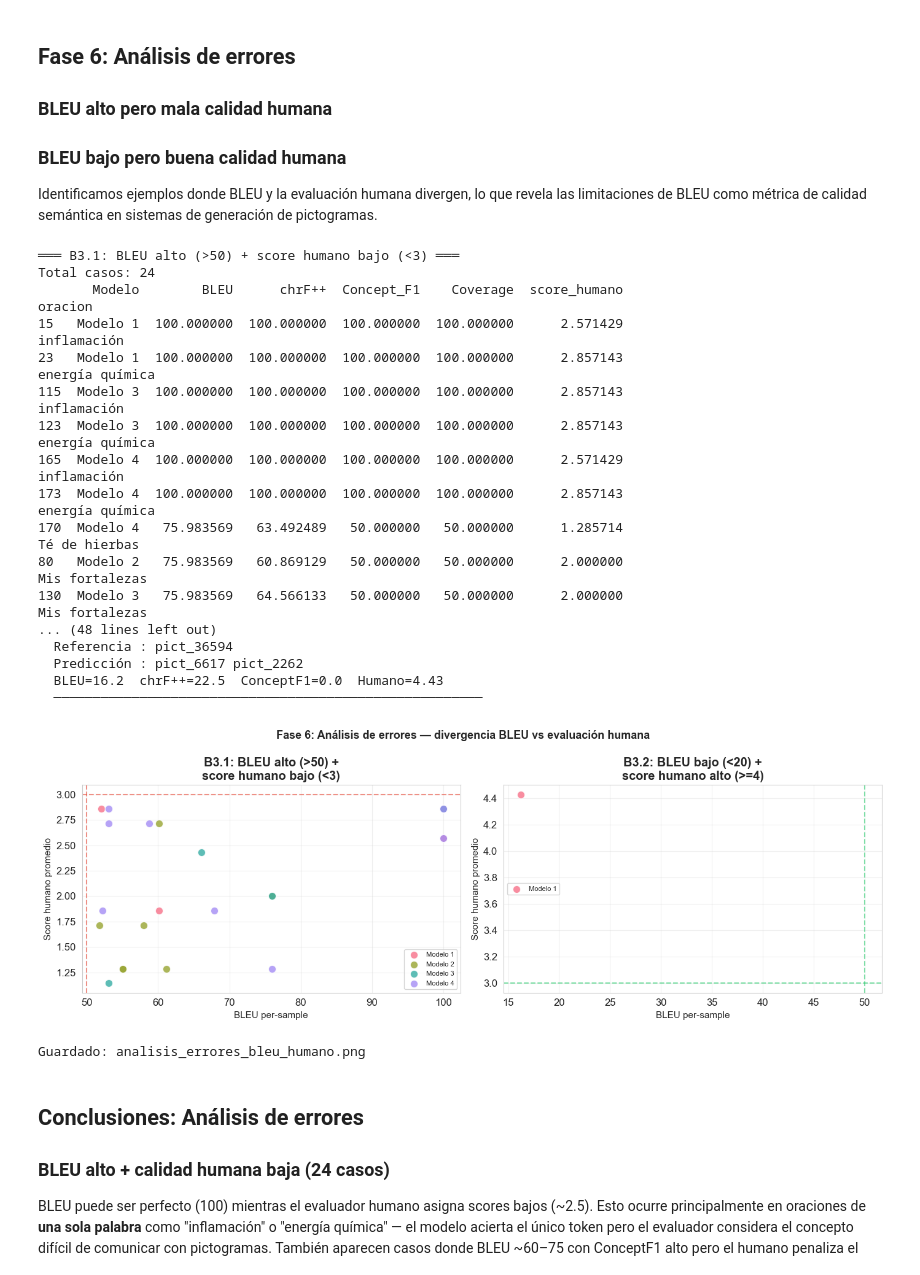
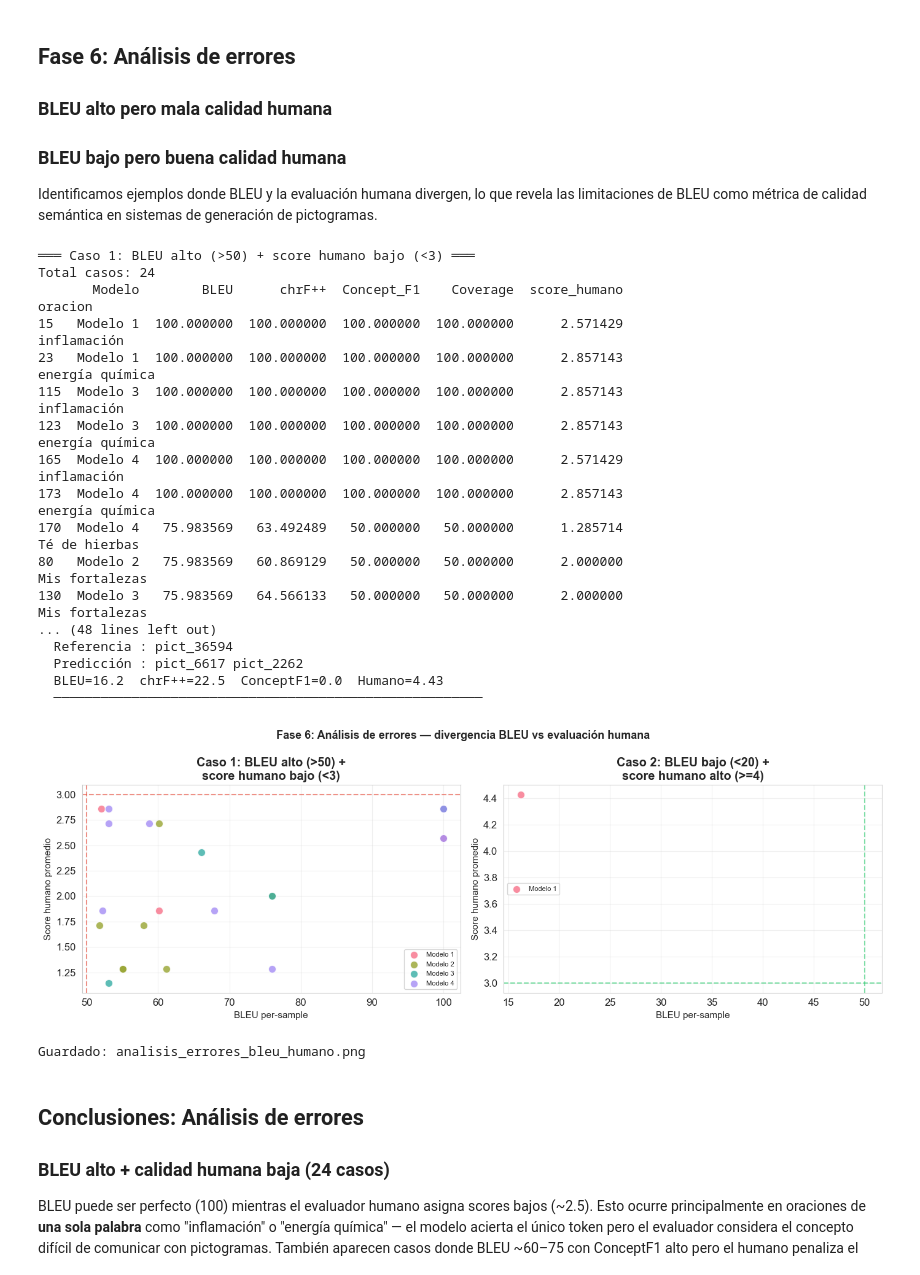
Before and after one commit to BrauSal2103/DataSoftInteligente, a Jupyter notebook: pictogramas_eval.ipynb, the cells around one changed output. Drawn from its saved outputs; the diff is of its cells as text; code cells hidden in the pictures.

Commit message:
análisis de errores divergencia BLEU vs evaluación humana

```diff
--- a/pictogramas_eval.ipynb
+++ b/pictogramas_eval.ipynb
@@ -1782,11 +1782,11 @@ Identificamos ejemplos donde BLEU y la evaluación humana divergen,
 lo que revela las limitaciones de BLEU como métrica de calidad semántica
 en sistemas de generación de pictogramas.
 # %%
-# ── Fase 6: Análisis de errores B3.1 y B3.2 ─────────────────────
+# ── Fase 6: Análisis de errores ──────────────────────────────────
 #
-# BLEU alto (>50) + score humano bajo (<3)
+# Caso 1: BLEU alto (>50) + score humano bajo (<3)
 #       → BLEU no detecta errores semánticos que sí detecta el humano
-# BLEU bajo (<20) + score humano alto (>=4)
+# Caso 2: BLEU bajo (<20) + score humano alto (>=4)
 #       → BLEU penaliza variaciones válidas que el humano acepta
 # ─────────────────────────────────────────────────────────────────
 
@@ -1806,59 +1806,56 @@ for m_name in ["Modelo 1", "Modelo 2", "Modelo 3", "Modelo 4"]:
         if sid not in h_mean.index:
             continue
         error_rows.append({
-            "id":         sid,
-            "Modelo":     m_name,
-            "BLEU":       df_m.loc[sid, "BLEU"],
-            "chrF++":     df_m.loc[sid, "chrF++"],
-            "Concept_F1": df_m.loc[sid, "Concept_F1"],
-            "Coverage":   df_m.loc[sid, "Coverage"],
-            "Sem_Sim":    df_m.loc[sid, "Sem_Sim"] if "Sem_Sim" in df_m.columns else np.nan,
+            "id":           sid,
+            "Modelo":       m_name,
+            "BLEU":         df_m.loc[sid, "BLEU"],
+            "chrF++":       df_m.loc[sid, "chrF++"],
+            "Concept_F1":   df_m.loc[sid, "Concept_F1"],
+            "Coverage":     df_m.loc[sid, "Coverage"],
+            "Sem_Sim":      df_m.loc[sid, "Sem_Sim"] if "Sem_Sim" in df_m.columns else np.nan,
             "score_humano": h_mean.loc[sid],
-            "oracion":    test_by_id[sid]["oracion"],
+            "oracion":      test_by_id[sid]["oracion"],
         })
 
 df_error = pd.DataFrame(error_rows)
 
 # ── Umbrales ──────────────────────────────────────────────────────
-BLEU_ALTO  = 50    # BLEU > 50 considerado alto
-BLEU_BAJO  = 20    # BLEU < 20 considerado bajo
-HUM_BAJO   = 3     # score humano < 3 considerado malo
-HUM_ALTO   = 4     # score humano >= 4 considerado bueno
+BLEU_ALTO = 50
+BLEU_BAJO = 20
+HUM_BAJO  = 3
+HUM_ALTO  = 4
 
-# ── B3.1: BLEU alto + calidad humana baja ────────────────────────
-df_b31 = df_error[
+# ── Caso 1: BLEU alto + calidad humana baja ───────────────────────
+df_caso1 = df_error[
     (df_error["BLEU"] > BLEU_ALTO) &
     (df_error["score_humano"] < HUM_BAJO)
 ].sort_values("BLEU", ascending=False)
 
-print(f"═══ B3.1: BLEU alto (>{BLEU_ALTO}) + score humano bajo (<{HUM_BAJO}) ═══")
-print(f"Total casos: {len(df_b31)}")
+print(f"═══ Caso 1: BLEU alto (>{BLEU_ALTO}) + score humano bajo (<{HUM_BAJO}) ═══")
+print(f"Total casos: {len(df_caso1)}")
 cols = ["Modelo","BLEU","chrF++","Concept_F1","Coverage","score_humano","oracion"]
-print(df_b31[cols].to_string(index=True))
+print(df_caso1[cols].to_string(index=True))
 
-# ── B3.2: BLEU bajo + calidad humana alta ────────────────────────
-df_b32 = df_error[
+# ── Caso 2: BLEU bajo + calidad humana alta ───────────────────────
+df_caso2 = df_error[
     (df_error["BLEU"] < BLEU_BAJO) &
     (df_error["score_humano"] >= HUM_ALTO)
 ].sort_values("BLEU", ascending=True)
 
-print(f"\n═══ B3.2: BLEU bajo (<{BLEU_BAJO}) + score humano alto (>={HUM_ALTO}) ═══")
-print(f"Total casos: {len(df_b32)}")
-print(df_b32[cols].to_string(index=True))
+print(f"\n═══ Caso 2: BLEU bajo (<{BLEU_BAJO}) + score humano alto (>={HUM_ALTO}) ═══")
+print(f"Total casos: {len(df_caso2)}")
+print(df_caso2[cols].to_string(index=True))
 
 # ── Análisis cualitativo top 3 de cada caso ──────────────────────
-for label, df_caso, orden in [
-    ("B3.1 — BLEU alto / calidad baja", df_b31, False),
-    ("B3.2 — BLEU bajo / calidad alta", df_b32, True),
+for label, df_caso in [
+    ("Caso 1 — BLEU alto / calidad baja", df_caso1),
+    ("Caso 2 — BLEU bajo / calidad alta", df_caso2),
 ]:
     print(f"\n══ Análisis cualitativo: {label} ══")
-    subset = df_caso.head(3)
-    for _, row in subset.iterrows():
-        sid   = int(row["id"])
-        mk    = {"Modelo 1":"m1","Modelo 2":"m2",
-                 "Modelo 3":"m3","Modelo 4":"m4"}[row["Modelo"]]
-        hyp   = models[row["Modelo"]][sid]["output"]
-        ref   = test_by_id[sid]["traduccion"]
+    for _, row in df_caso.head(3).iterrows():
+        sid = int(row["id"])
+        hyp = models[row["Modelo"]][sid]["output"]
+        ref = test_by_id[sid]["traduccion"]
         print(f"\n  ID {sid} | {row['Modelo']}")
         print(f"  Oración    : {row['oracion']}")
         print(f"  Referencia : {ref}")
@@ -1874,8 +1871,8 @@ modelo_color = {m: c for m, c in zip(
     ["Modelo 1","Modelo 2","Modelo 3","Modelo 4"], colors_mod)}
 
 for ax, df_caso, title, color in [
-    (axes[0], df_b31, f"B3.1: BLEU alto (>{BLEU_ALTO}) +\nscore humano bajo (<{HUM_BAJO})", "#e74c3c"),
-    (axes[1], df_b32, f"B3.2: BLEU bajo (<{BLEU_BAJO}) +\nscore humano alto (>={HUM_ALTO})", "#2ecc71"),
+    (axes[0], df_caso1, f"Caso 1: BLEU alto (>{BLEU_ALTO}) +\nscore humano bajo (<{HUM_BAJO})", "#e74c3c"),
+    (axes[1], df_caso2, f"Caso 2: BLEU bajo (<{BLEU_BAJO}) +\nscore humano alto (>={HUM_ALTO})", "#2ecc71"),
 ]:
     if df_caso.empty:
         ax.text(0.5, 0.5, "Sin casos con estos umbrales",
@@ -1897,35 +1894,35 @@ for ax, df_caso, title, color in [
                color=color, linestyle="--", alpha=0.6)
     ax.set_xlabel("BLEU per-sample", fontsize=11)
     ax.set_ylabel("Score humano promedio", fontsize=11)
     ax.set_title(title, fontweight="bold")
     ax.legend(fontsize=8)
     ax.grid(alpha=0.3)
 
 plt.suptitle("Fase 6: Análisis de errores — divergencia BLEU vs evaluación humana",
              fontsize=13, fontweight="bold")
 plt.tight_layout()
 plt.savefig("analisis_errores_bleu_humano.png", dpi=150, bbox_inches="tight")
 plt.show()
 print("Guardado: analisis_errores_bleu_humano.png")
 # %% [output]
-═══ B3.1: BLEU alto (>50) + score humano bajo (<3) ═══
+═══ Caso 1: BLEU alto (>50) + score humano bajo (<3) ═══
 Total casos: 24
        Modelo        BLEU      chrF++  Concept_F1    Coverage  score_humano                                            oracion
 15   Modelo 1  100.000000  100.000000  100.000000  100.000000      2.571429                                        inflamación
 23   Modelo 1  100.000000  100.000000  100.000000  100.000000      2.857143                                    energía química
 115  Modelo 3  100.000000  100.000000  100.000000  100.000000      2.857143                                        inflamación
 123  Modelo 3  100.000000  100.000000  100.000000  100.000000      2.857143                                    energía química
 165  Modelo 4  100.000000  100.000000  100.000000  100.000000      2.571429                                        inflamación
 173  Modelo 4  100.000000  100.000000  100.000000  100.000000      2.857143                                    energía química
 170  Modelo 4   75.983569   63.492489   50.000000   50.000000      1.285714                                      Té de hierbas
 80   Modelo 2   75.983569   60.869129   50.000000   50.000000      2.000000                                     Mis fortalezas
 130  Modelo 3   75.983569   64.566133   50.000000   50.000000      2.000000                                     Mis fortalezas
 ... (48 lines left out)
   Referencia : pict_36594
   Predicción : pict_6617 pict_2262
   BLEU=16.2  chrF++=22.5  ConceptF1=0.0  Humano=4.43
   ───────────────────────────────────────────────────────
-[figure, old version]
+[figure, new version]
 Guardado: analisis_errores_bleu_humano.png
 # %% [markdown]
 ## Conclusiones: Análisis de errores
```
Also changed, not shown: 1 other file.
